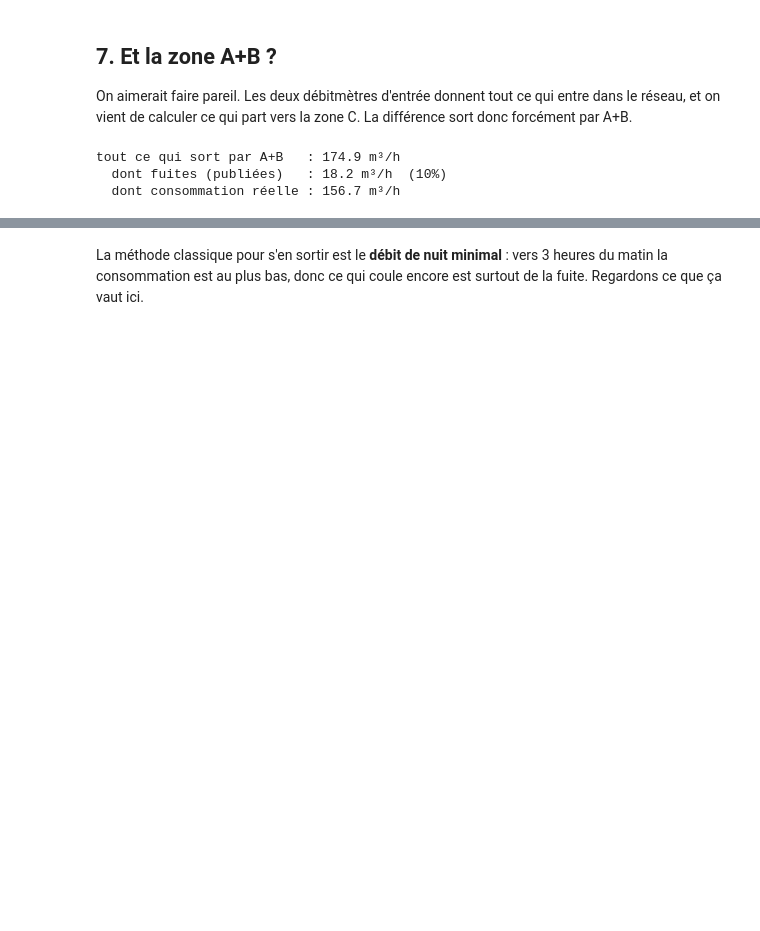
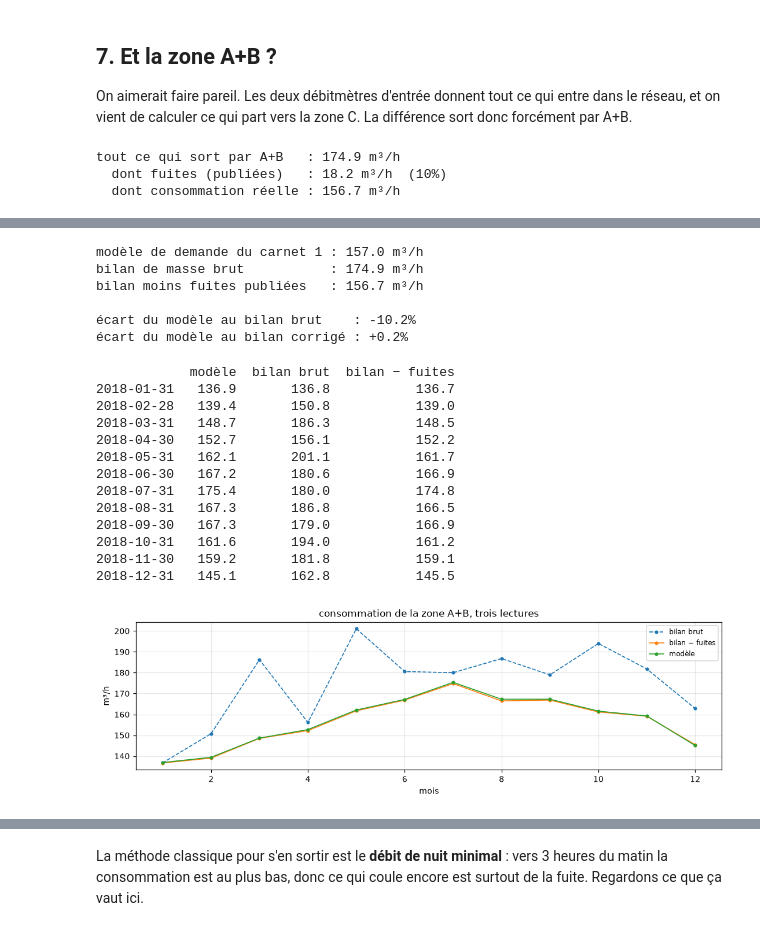
Before and after one commit to L1ZGitHub/ltown-calibration, a Jupyter notebook: notebooks/04_bilan_par_zone.ipynb, the cells around one changed output, grey strips where cells are left out. Cells and saved outputs as stored; diff of their text form; code cells hidden in the pictures; blank space fills up the shorter version.

```diff
--- a/notebooks/04_bilan_par_zone.ipynb
+++ b/notebooks/04_bilan_par_zone.ipynb
@@ -256,0 +271,49 @@ précisément ce qu'on n'a pas. Le raisonnement tourne en rond.
+# %%
+from calibration import profils as P
+
+D_calibre, noeuds_c = P.demandes_calibrees(wn, ANNEE)          # le modèle du carnet 1 (~30 s)
+zone_n = np.array([zones[n] for n in noeuds_c])
+horo = R.horodatage(ANNEE)
+
+modele_ab = pd.Series(D_calibre[:len(horo), zone_n == "AB"].sum(axis=1, dtype=float), index=horo)
+bilan_ab = A.demande_ab_mesuree(ANNEE)                         # p227 + p235 − PUMP_1
+corrige_ab = bilan_ab - fuite_ab_publiee                       # ce qui est vraiment consommé
+
+print(f"modèle de demande du carnet 1 : {modele_ab.mean():.1f} m³/h")
+print(f"bilan de masse brut           : {bilan_ab.mean():.1f} m³/h")
+print(f"bilan moins fuites publiées   : {corrige_ab.mean():.1f} m³/h")
+print(f"\nécart du modèle au bilan brut    : {modele_ab.mean() / bilan_ab.mean() - 1:+.1%}")
+print(f"écart du modèle au bilan corrigé : {modele_ab.mean() / corrige_ab.mean() - 1:+.1%}")
+# %% [output]
+modèle de demande du carnet 1 : 157.0 m³/h
+bilan de masse brut           : 174.9 m³/h
+bilan moins fuites publiées   : 156.7 m³/h
+
+écart du modèle au bilan brut    : -10.2%
+écart du modèle au bilan corrigé : +0.2%
+# %%
+tab = pd.DataFrame({"modèle": modele_ab, "bilan brut": bilan_ab,
+                    "bilan − fuites": corrige_ab}).resample("ME").mean()
+print(tab.round(1).to_string())
+
+fig, ax = plt.subplots()
+for col, st in [("bilan brut", "--"), ("bilan − fuites", "-"), ("modèle", "-")]:
+    ax.plot(np.arange(12) + 1, tab[col].to_numpy(), st, marker="o", ms=3, lw=1.1, label=col)
+ax.set_xlabel("mois"); ax.set_ylabel("m³/h"); ax.legend(fontsize=8)
+ax.set_title("consommation de la zone A+B, trois lectures")
+fig.tight_layout()
+# %% [output]
+            modèle  bilan brut  bilan − fuites
+2018-01-31   136.9       136.8           136.7
+2018-02-28   139.4       150.8           139.0
+2018-03-31   148.7       186.3           148.5
+2018-04-30   152.7       156.1           152.2
+2018-05-31   162.1       201.1           161.7
+2018-06-30   167.2       180.6           166.9
+2018-07-31   175.4       180.0           174.8
+2018-08-31   167.3       186.8           166.5
+2018-09-30   167.3       179.0           166.9
+2018-10-31   161.6       194.0           161.2
+2018-11-30   159.2       181.8           159.1
+2018-12-31   145.1       162.8           145.5
+[figure, added]
```
Also changed, not shown: parts of 5 cells of this notebook.
